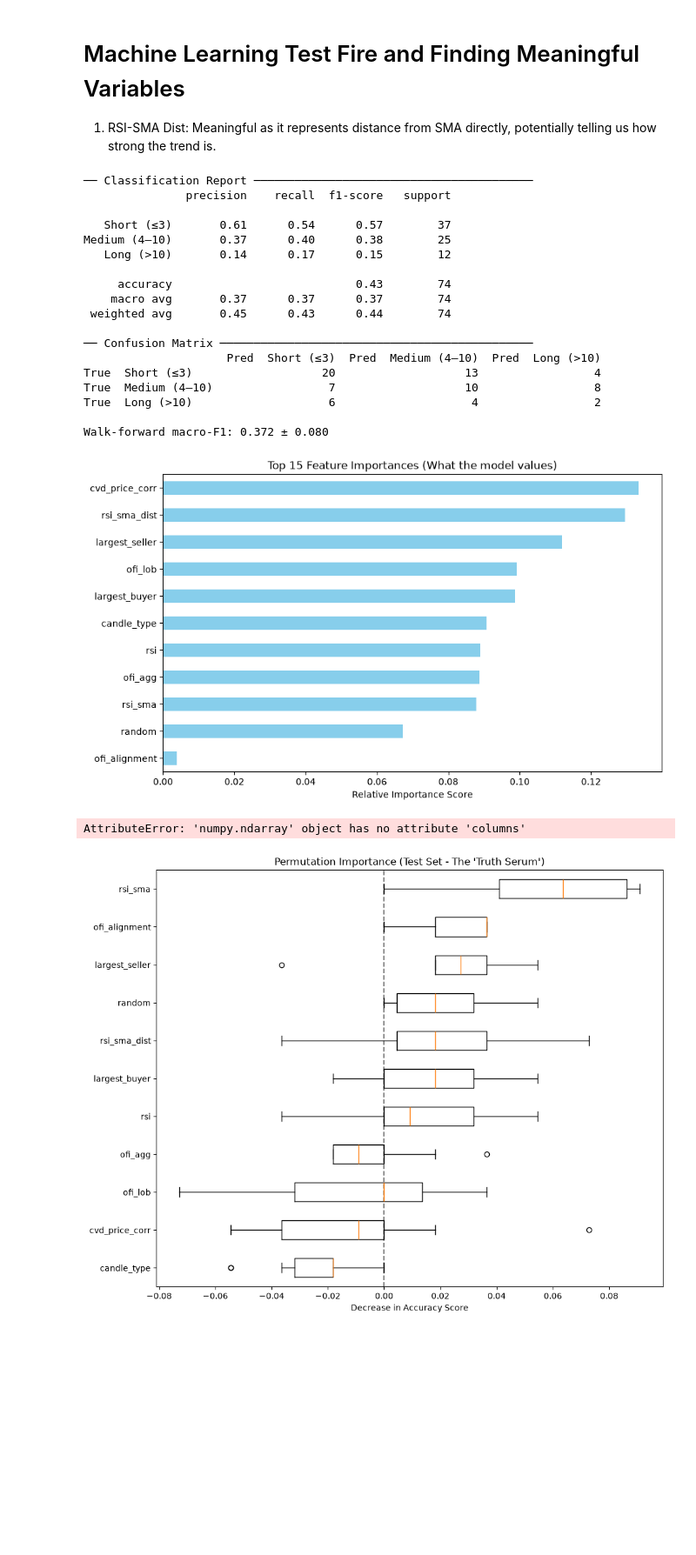
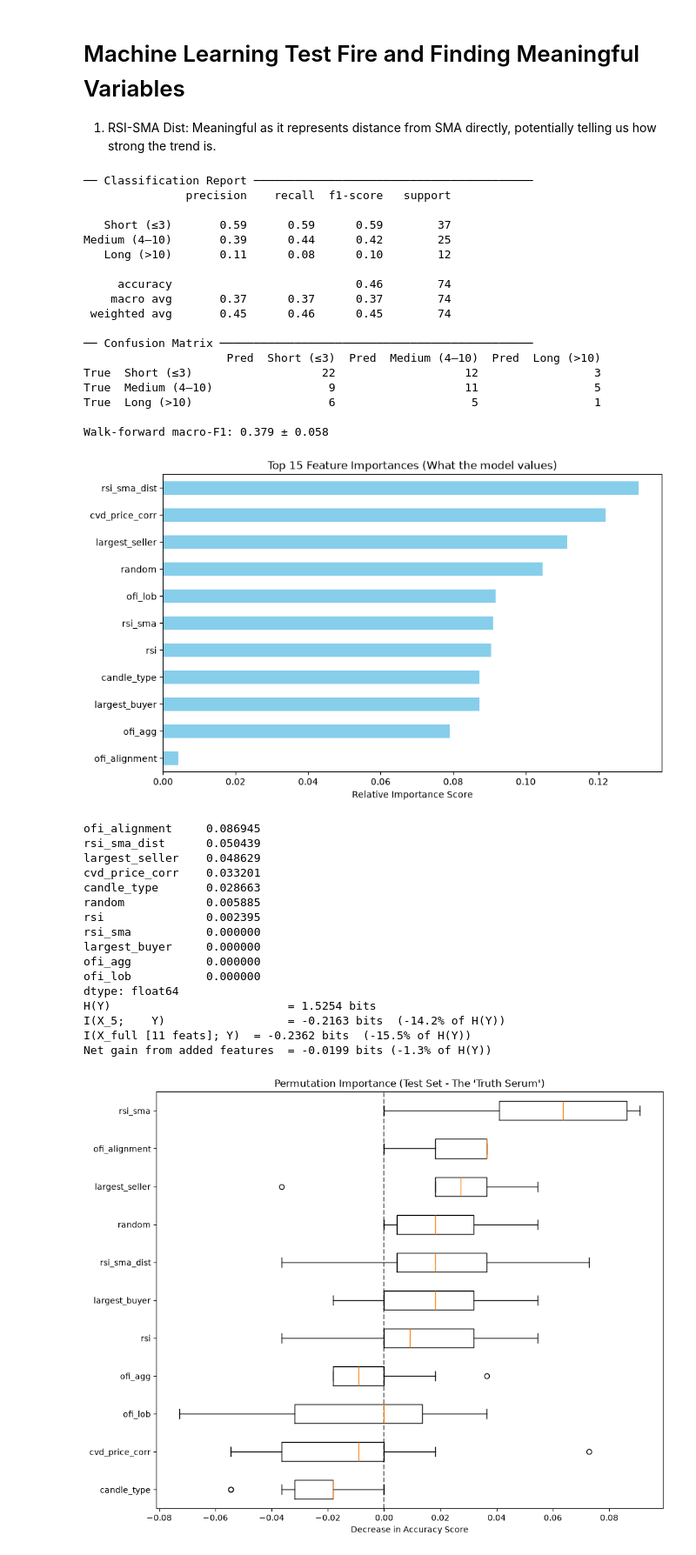
Before and after one commit to hmzk1422/OSADP-Infrastructure, a Jupyter notebook: research/ml-time.ipynb, the cells around one changed output. Shown at 87% size. Drawn from its saved outputs; the diff is of its cells as text; code cells hidden in the pictures; blank space fills up the shorter version.

Commit message:
v1.3-research-state

```diff
--- a/research/approach_2.ipynb
+++ b/research/ml-time.ipynb
@@ -329,8 +329,8 @@ tscv  = TimeSeriesSplit(n_splits=5)
 cv_f1 = []
 for tr_idx, val_idx in tscv.split(X_tr_s):
     sw_f = compute_sample_weight('balanced', y_tr[tr_idx])
-    m = GradientBoostingClassifier(n_estimators=100, max_depth=4,
-            learning_rate=0.05, subsample=0.8, min_samples_leaf=3, random_state=42)
+    m = GradientBoostingClassifier(n_estimators=100, max_depth=3,
+            learning_rate=0.05, subsample=0.8, min_samples_leaf=5, random_state=42)
     m.fit(X_tr_s[tr_idx], y_tr[tr_idx], sample_weight=sw_f)
     cv_f1.append(f1_score(y_tr[val_idx], m.predict(X_tr_s[val_idx]),
                           labels=present_classes, average='macro'))
@@ -341,59 +341,65 @@ import matplotlib.pyplot as plt
 
 # 1. Create a Series of importances
 feature_importances = pd.Series(clf.feature_importances_, index=FEATS)
 
 # 2. Sort them and take the top 15
 top_15 = feature_importances.nlargest(15)
 
 # 3. Plot
 plt.figure(figsize=(10, 6))
 top_15.plot(kind='barh', color='skyblue')
 plt.title("Top 15 Feature Importances (What the model values)")
 plt.xlabel("Relative Importance Score")
 plt.gca().invert_yaxis() # Highest at the top
 plt.show()
 
 from sklearn.feature_selection import mutual_info_classif
-import numpy as np
-import pandas as pd
 
-# 1. Get Individual MI Scores (Relevance)
-# We use a fixed random_state for consistency
-mi_scores = mutual_info_classif(X, y, discrete_features=False, random_state=42)
+# Drop the columns that aren't features
+X = feat_df.drop(columns=['target', 'streak_dur'])
+y = feat_df['target']
+
+# Calculate MI scores
+mi_scores = mutual_info_classif(X, y, discrete_features=False)
 mi_series = pd.Series(mi_scores, index=X.columns).sort_values(ascending=False)
 
-print("── Individual Mutual Information ──────────────────────────")
 print(mi_series)
-
-# 2. Calculate the "Joint" Information (Total Info)
-# To get the joint info of the entire set, we calculate the MI
-# between the target and the entire feature matrix X.
-# Note: This is an estimate of how much information the whole set provides.
-joint_mi = mutual_info_classif(X, y, discrete_features=False, random_state=42)
-total_info_score = joint_mi.sum()
-
-print(f"\n── Total Mutual Information Score: {total_info_score:.4f} ──")
 # %% [output]
 ── Classification Report ─────────────────────────────────────────
                precision    recall  f1-score   support
 
-   Short (≤3)       0.61      0.54      0.57        37
-Medium (4–10)       0.37      0.40      0.38        25
-   Long (>10)       0.14      0.17      0.15        12
+   Short (≤3)       0.59      0.59      0.59        37
+Medium (4–10)       0.39      0.44      0.42        25
+   Long (>10)       0.11      0.08      0.10        12
 
-     accuracy                           0.43        74
+     accuracy                           0.46        74
     macro avg       0.37      0.37      0.37        74
- weighted avg       0.45      0.43      0.44        74
+ weighted avg       0.45      0.46      0.45        74
 
 ── Confusion Matrix ──────────────────────────────────────────────
                      Pred  Short (≤3)  Pred  Medium (4–10)  Pred  Long (>10)
-True  Short (≤3)                   20                   13                 4
-True  Medium (4–10)                 7                   10                 8
-True  Long (>10)                    6                    4                 2
+True  Short (≤3)                   22                   12                 3
+True  Medium (4–10)                 9                   11                 5
+True  Long (>10)                    6                    5                 1
 
-Walk-forward macro-F1: 0.372 ± 0.080
+Walk-forward macro-F1: 0.379 ± 0.058
-[figure, old version]
+[figure, new version]
-AttributeError: 'numpy.ndarray' object has no attribute 'columns'
+ofi_alignment     0.086945
+rsi_sma_dist      0.050439
+largest_seller    0.048629
+cvd_price_corr    0.033201
+candle_type       0.028663
+random            0.005885
+rsi               0.002395
+rsi_sma           0.000000
+largest_buyer     0.000000
+ofi_agg           0.000000
+ofi_lob           0.000000
+dtype: float64
+H(Y)                          = 1.5254 bits
+I(X_5;    Y)                  = -0.2163 bits  (-14.2% of H(Y))
+I(X_full [11 feats]; Y)  = -0.2362 bits  (-15.5% of H(Y))
+Net gain from added features  = -0.0199 bits (-1.3% of H(Y))
 # %%
 from sklearn.inspection import permutation_importance
 import matplotlib.pyplot as plt
```
Also changed, not shown: 3 other files.
